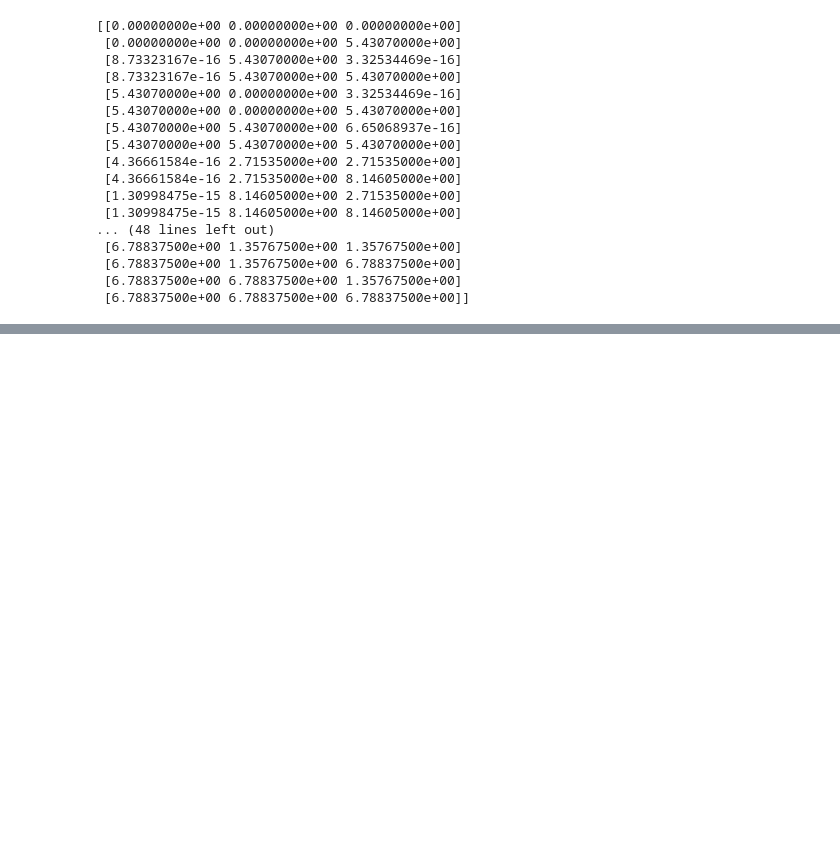
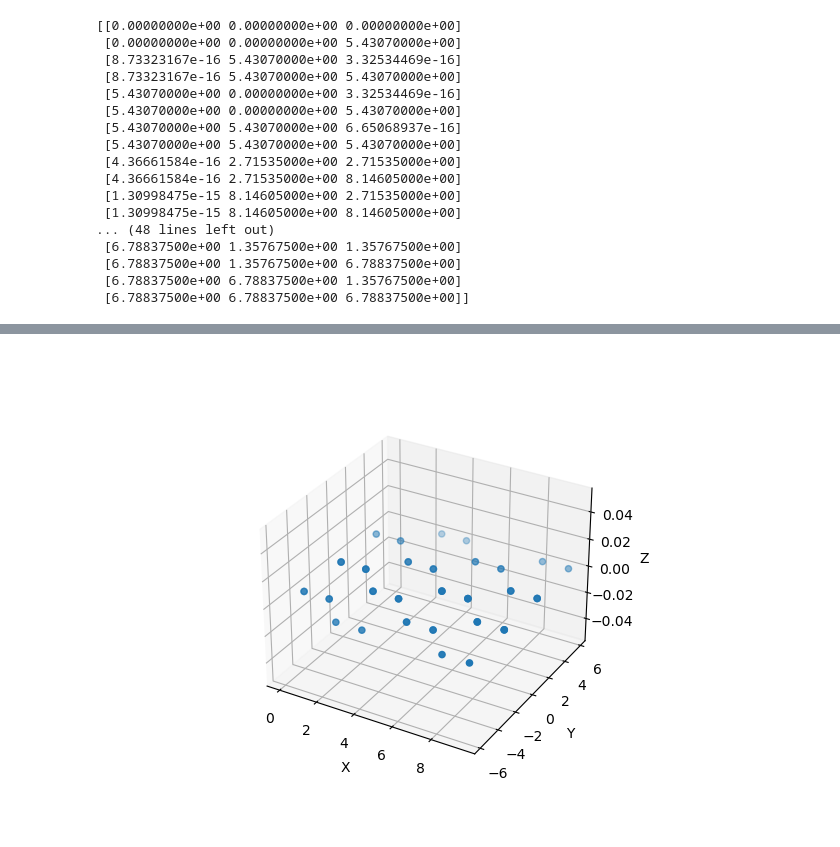
Before and after one commit to Ncanale/Channeling_Potential, a Jupyter notebook: ciftxt_reader.ipynb, the cells around one changed output, grey strips where cells are left out. Saved outputs shown, nothing was run; the diff lists cells and outputs as text; code cells hidden in the pictures; blank space fills up the shorter version.

```diff
--- a/ciftxt_reader.ipynb
+++ b/ciftxt_reader.ipynb
@@ -337,0 +299,84 @@ ax.set_zlabel('Z')
+# %%
+# Vettori di base del piano
+x_base = np.array([1, 0, 0])
+y_base = np.array([0, 1, 0])
+z_base = np.array([0, 0, 1])
+
+rotation_axis = np.cross(norm_vector, z_base)
+print(rotation_axis)
+angle = np.arccos(np.dot(norm_vector,z_base)/(np.sqrt(norm_vector[0]**2 + norm_vector[1]**2 + norm_vector[2]**2)*np.sqrt(z_base[0]**2 + z_base[1]**2 + z_base[2]**2)))
+print(np.degrees(angle))
+c=np.cos(angle)
+def rotation_matrix(axis, theta):
+    """
+    Restituisce la matrice di rotazione per una rotazione attorno all'asse specificato
+    di un angolo specificato in radianti utilizzando la formula di Rodrigues.
+    """
+    axis = axis / np.sqrt(np.dot(axis, axis))
+    a = np.cos(theta/2.)
+    b, c, d = -axis * np.sin(theta/2)
+    aa, bb, cc, dd = a * a, b * b, c * c, d * d
+    bc, ad, ac, ab, bd, cd = b * c, a * d, a * c, a * b, b * d, c * d
+    return np.array([[aa + bb - cc - dd, 2 * (bc + ad), 2 * (bd - ac)],
+                     [2 * (bc - ad), aa + cc - bb - dd, 2 * (cd + ab)],
+                     [2 * (bd + ac), 2 * (cd - ab), aa + dd - bb - cc]])
+
+R = rotation_matrix(rotation_axis, angle)
+
+'''# Calcola l'angolo tra il vettore asse e i vettori di base
+angolo_x = np.arccos(abs(norm_vector[0])/np.sqrt(norm_vector[0]**2 + norm_vector[1]**2 + norm_vector[2]**2))
+angolo_y = np.arccos(abs(norm_vector[1])/np.sqrt(norm_vector[0]**2 + norm_vector[1]**2 + norm_vector[2]**2))
+angolo_z = np.arccos(abs(norm_vector[2])/np.sqrt(norm_vector[0]**2 + norm_vector[1]**2 + norm_vector[2]**2))
+
+print(np.degrees(angolo_x), np.degrees(angolo_y), np.degrees(angolo_z))
+c1, s1 = np.cos(angolo_x), np.sin(angolo_x)
+R1 = np.array(((1, 0, 0), (0, c1, -s1), (0, s1, c1)))
+
+c2, s2 = np.cos(angolo_y), np.sin(angolo_y)
+R2 = np.array(((c2, 0, s2), (0, 1, 0), (-s2, 0, c2)))
+
+c3, s3 = np.cos(angolo_z), np.sin(angolo_z)
+R3 = np.array(((c3, -s3, 0), (s3, c3, 0), (0, 0, 1)))
+
+R = np.dot(R1, R2, R3)'''
+
+'''if (norm_vector == np.array([1, 0, 0])).all():
+    asse = "1, 0, 0"
+    theta = np.radians(0)
+    c, s = np.cos(theta), np.sin(theta)
+    R = np.array(((c, -s, 0), (s, c, 0), (0, 0, 1)))
+elif (norm_vector == np.array([1, 1, 0])).all():
+    asse = "1, 1, 0"
+    theta = np.radians(45)
+    c, s = np.cos(theta), np.sin(theta)
+    R = np.array(((c, -s, 0), (s, c, 0), (0, 0, 1)))
+elif (norm_vector == np.array([1, 1, 1])).all():
+    asse = "1, 1, 1"
+    theta1 = np.radians(45)
+    c1, s1 = np.cos(theta1), np.sin(theta1)
+    R1 = np.array(((c, -s, 0), (s, c, 0), (0, 0, 1)))
+
+    theta2 = np.radians(0)
+    c2, s2 = np.cos(theta2), np.sin(theta2)
+    R2 = np.array(((1, 0, 0), (0, c, -s), (0, s, c)))
+
+    R = np.dot(R1, R2)'''
+
+r_ndarray_projs = []
+for p in ndarray_projs:
+    r_ndarray_proj = np.dot(R, p)
+    #print("rotated",r_ndarray_proj)
+    r_ndarray_projs.append(r_ndarray_proj)
+
+for prj in r_ndarray_projs: #to make all np.arrays
+    # print (atoms)
+    prj[np.abs(prj)< soglia] = 0.0
+
+r_ndarray_projs = np.array(r_ndarray_projs)
+fig = plt.figure()
+ax = fig.add_subplot(111, projection='3d')
+ax.scatter(r_ndarray_projs[:,0], r_ndarray_projs[:,1], r_ndarray_projs[:,2])
+ax.set_xlabel('X')
+ax.set_ylabel('Y')
+ax.set_zlabel('Z')
+# %% [output]
@@ -338,3 +386,4 @@ ax.set_zlabel('Z')
+[figure, added]
 # %%
 x_positions = []
 y_positions = []
```
Also changed, not shown: parts of 13 cells of this notebook.
